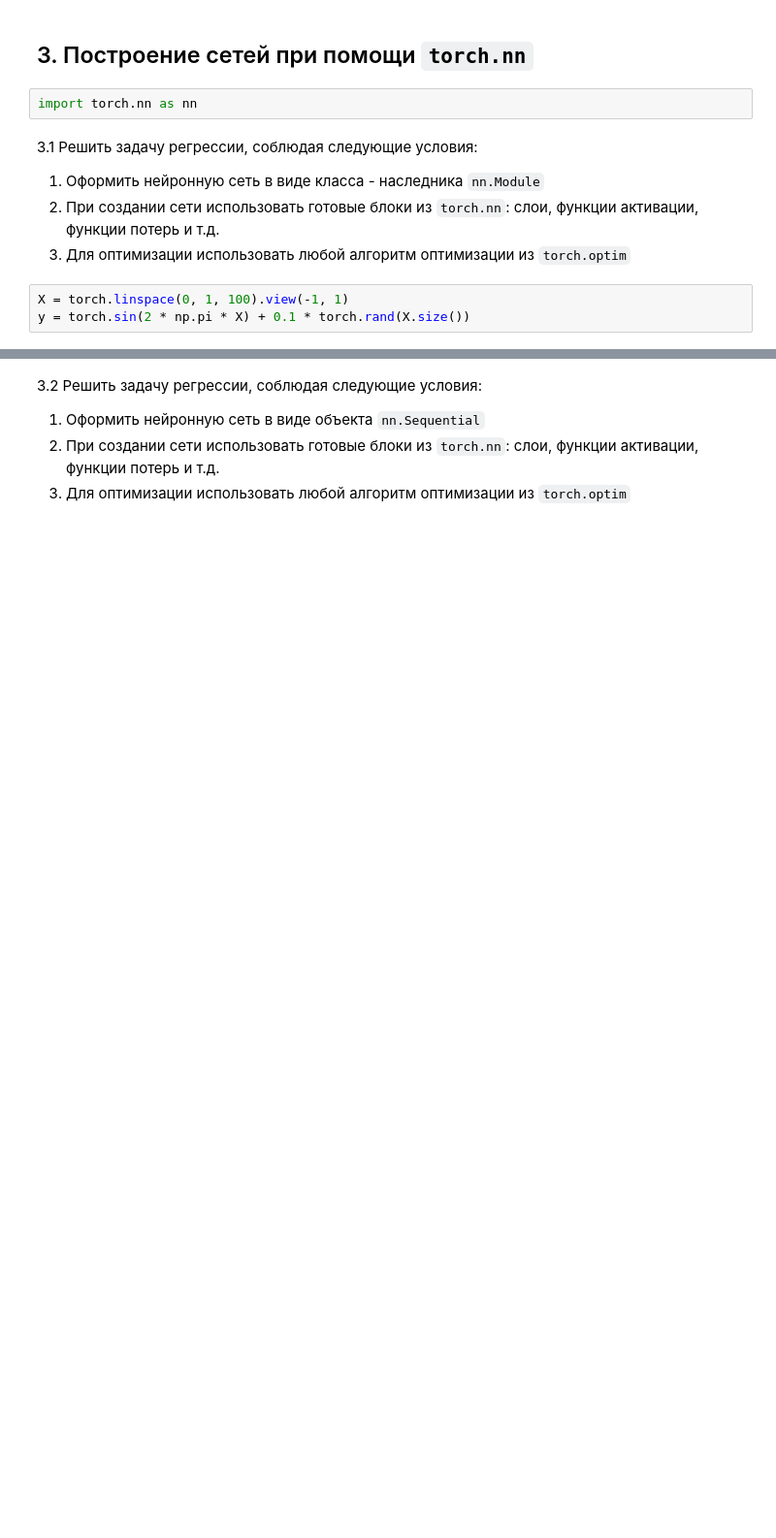
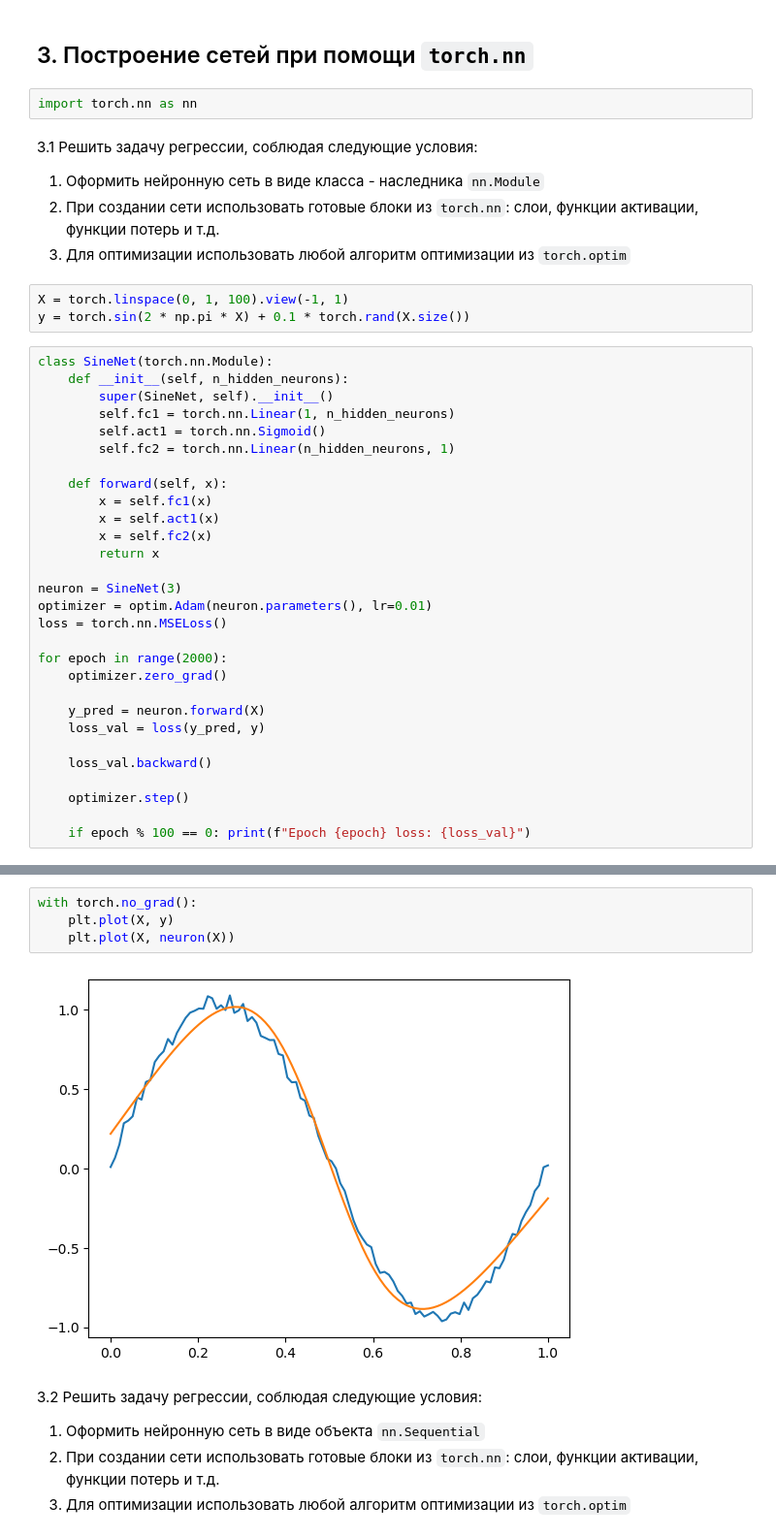
Before and after one commit to GeorgiyDemo/FA, a Jupyter notebook: Course_IV/ML/pract3/ПИ19_3_Деменчук_03_autograd_optim_nn_datasets.ipynb, the cells around one changed output, grey strips where cells are left out. Shown: that part at 97% size. Saved outputs shown, nothing was run; the diff lists cells and outputs as text; blank space fills up the shorter version.

```diff
--- a/Course_IV/ML/pract3/ПИ19_3_Деменчук_03_autograd_optim_nn_datasets.ipynb
+++ b/Course_IV/ML/pract3/ПИ19_3_Деменчук_03_autograd_optim_nn_datasets.ipynb
@@ -43,3 +395,32 @@ import torch.nn as nn
 # %%
 X = torch.linspace(0, 1, 100).view(-1, 1)
 y = torch.sin(2 * np.pi * X) + 0.1 * torch.rand(X.size())
+# %%
+class SineNet(torch.nn.Module):
+    def __init__(self, n_hidden_neurons):
+        super(SineNet, self).__init__()
+        self.fc1 = torch.nn.Linear(1, n_hidden_neurons)
+        self.act1 = torch.nn.Sigmoid()
+        self.fc2 = torch.nn.Linear(n_hidden_neurons, 1)
+
+    def forward(self, x):
+        x = self.fc1(x)
+        x = self.act1(x)
+        x = self.fc2(x)
+        return x
+
+neuron = SineNet(3)
+optimizer = optim.Adam(neuron.parameters(), lr=0.01)
+loss = torch.nn.MSELoss()
+
+for epoch in range(2000):
+    optimizer.zero_grad()
+
+    y_pred = neuron.forward(X)
+    loss_val = loss(y_pred, y)
+
+    loss_val.backward()
+
+    optimizer.step()
+
+    if epoch % 100 == 0: print(f"Epoch {epoch} loss: {loss_val}")
@@ -46,3 +448,9 @@ y = torch.sin(2 * np.pi * X) + 0.1 * torch.rand(X.size())
+# %%
+with torch.no_grad():
+    plt.plot(X, y)
+    plt.plot(X, neuron(X))
+# %% [output]
+[figure, added]
 # %% [markdown]
 3.2 Решить задачу регрессии, соблюдая следующие условия:
 
```
Also changed, not shown: parts of 38 cells of this notebook.
